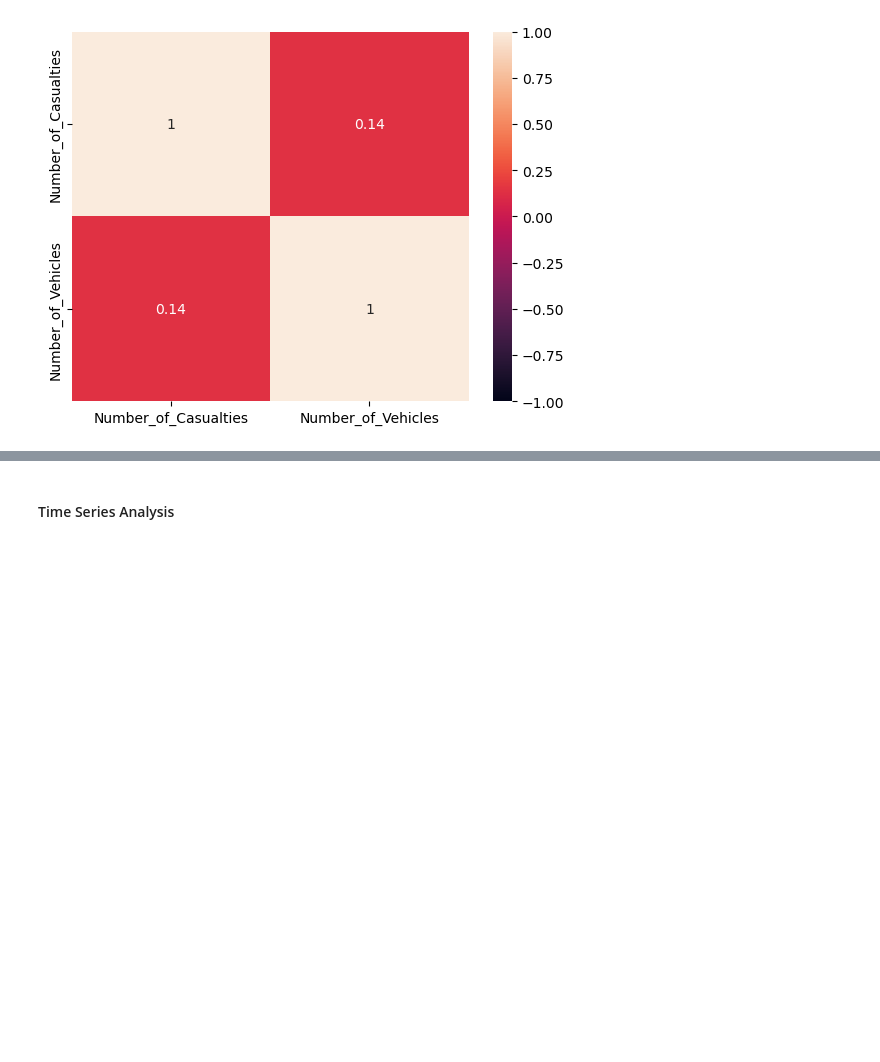
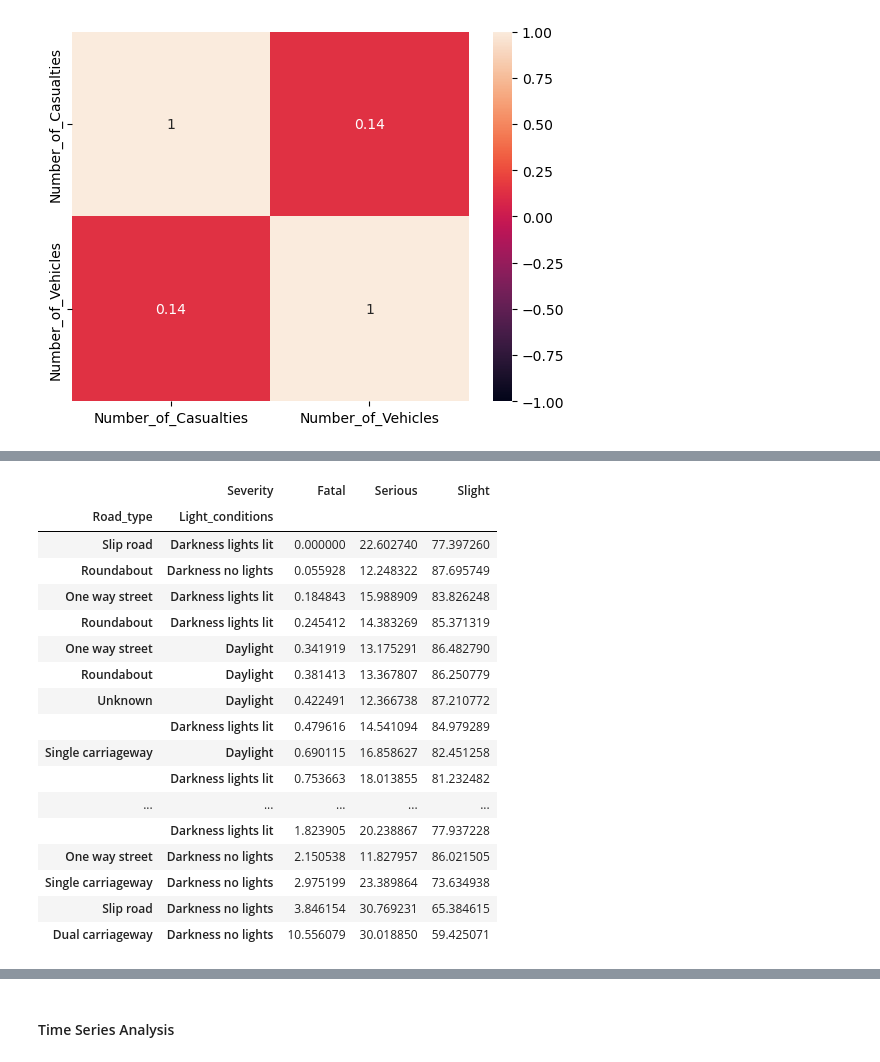
Before and after one commit to mchase007/EDA_UK_Bicycle_Accidents_1979_2018, a Jupyter notebook: EDA_BicycleAccidents.ipynb, the cells around one changed output, grey strips where cells are left out. Saved outputs shown, nothing was run; the diff lists cells and outputs as text; code cells hidden in the pictures; blank space fills up the shorter version.

```diff
--- a/EDA_BicycleAccidents.ipynb
+++ b/EDA_BicycleAccidents.ipynb
@@ -1205,0 +1212,24 @@ plt.show()
+# %%
+# Severity of accidents by light condition and road type
+light_rdtype_severity_count_cross_table = count_cross_tabs(df_Ac_Bk_clean,['Road_type','Light_conditions'],['Severity'])
+light_rdtype_severity_percent_cross_table = percent_cross_tabs(df_Ac_Bk_clean,['Road_type','Light_conditions'],['Severity'])
+light_rdtype_severity_percent_cross_table.sort_values(by='Fatal')
+# %% [output]
+|  | Severity | Fatal | Serious | Slight |
+| Road_type | Light_conditions |  |  |  |
+| Slip road | Darkness lights lit | 0.000000 | 22.602740 | 77.397260 |
+| Roundabout | Darkness no lights | 0.055928 | 12.248322 | 87.695749 |
+| One way street | Darkness lights lit | 0.184843 | 15.988909 | 83.826248 |
+| Roundabout | Darkness lights lit | 0.245412 | 14.383269 | 85.371319 |
+| One way street | Daylight | 0.341919 | 13.175291 | 86.482790 |
+| Roundabout | Daylight | 0.381413 | 13.367807 | 86.250779 |
+| Unknown | Daylight | 0.422491 | 12.366738 | 87.210772 |
+|  | Darkness lights lit | 0.479616 | 14.541094 | 84.979289 |
+| Single carriageway | Daylight | 0.690115 | 16.858627 | 82.451258 |
+|  | Darkness lights lit | 0.753663 | 18.013855 | 81.232482 |
+| ... | ... | ... | ... | ... |
+|  | Darkness lights lit | 1.823905 | 20.238867 | 77.937228 |
+| One way street | Darkness no lights | 2.150538 | 11.827957 | 86.021505 |
+| Single carriageway | Darkness no lights | 2.975199 | 23.389864 | 73.634938 |
+| Slip road | Darkness no lights | 3.846154 | 30.769231 | 65.384615 |
+| Dual carriageway | Darkness no lights | 10.556079 | 30.018850 | 59.425071 |
```
Also changed, not shown: parts of 13 cells of this notebook.
